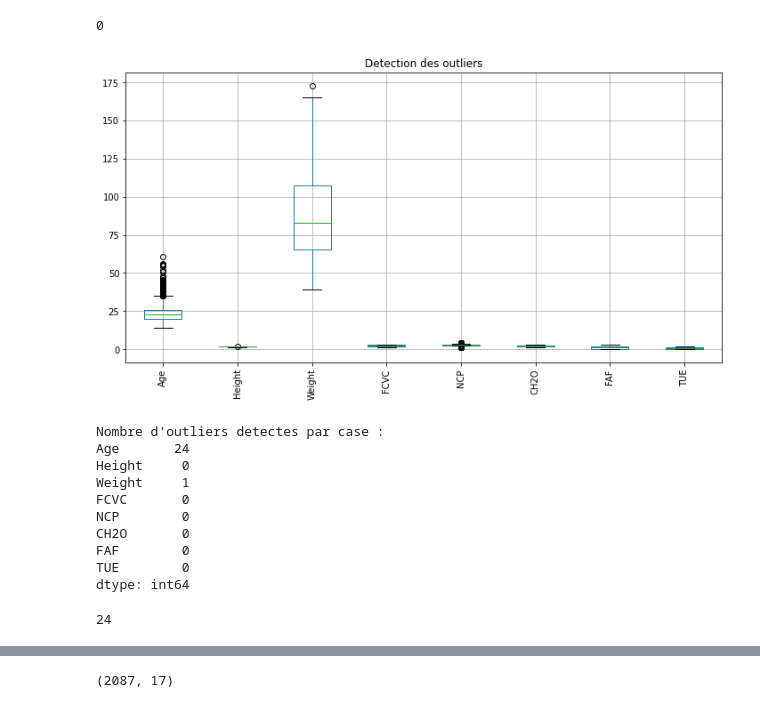
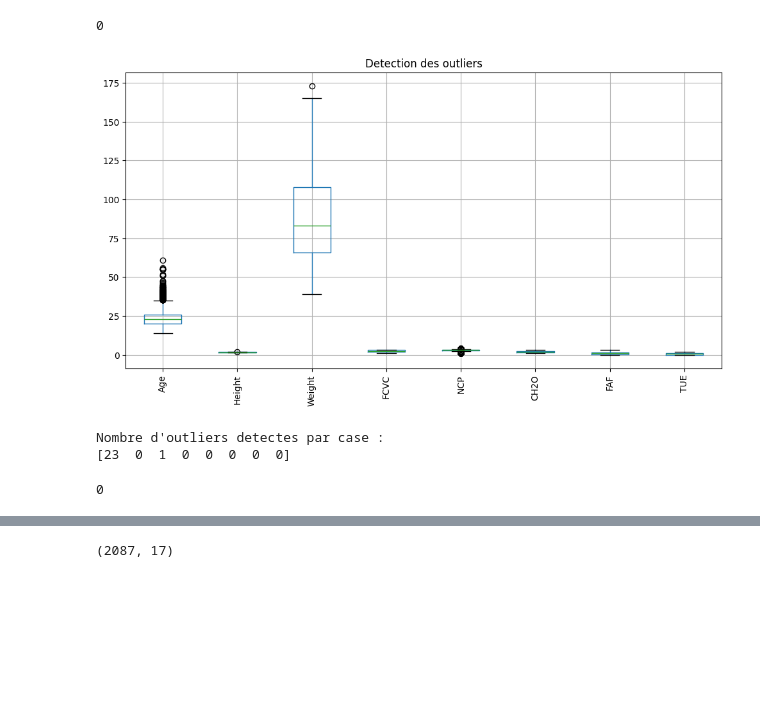
Before and after one commit to hajar921/GR12Codingweek, a Jupyter notebook: Dataset/Data_plot.ipynb, the cells around one changed output, grey strips where cells are left out. Saved outputs shown, nothing was run; the diff lists cells and outputs as text; code cells hidden in the pictures; blank space fills up the shorter version.

Commit message:
update Data_plot

```diff
--- a/Dataset/Data_plot.ipynb
+++ b/Dataset/Data_plot.ipynb
@@ -10,6 +10,6 @@ import shap
 
 
 
-df=pd.read_csv(r"C:\Users\kh\Downloads\obesity.csv")
+df=pd.read_csv("Dataset\ObesityDataSet_raw_and_data_sinthetic.csv")
 df.head()
 # %% [output]
@@ -137,14 +77,13 @@ print(df.duplicated().sum())
 0
 # %%
 import matplotlib.pyplot as plt
-df=pd.read_csv(r"C:\Users\kh\Downloads\obesity.csv")
 df.head()
 plt.figure(figsize=(12,6))
 df.boxplot(rot=90)
 plt.title("Detection des outliers")
 plt.show()
 # %% [output]
-[figure, old version]
+[figure, new version]
 # %%
 from scipy.stats import zscore
 z_scores = np.abs(zscore(df.select_dtypes(include=[np.number])))
@@ -153,21 +92,13 @@ print("Nombre d'outliers detectes par case :")
 print(outliers)
 # %% [output]
 Nombre d'outliers detectes par case :
-Age       24
-Height     0
-Weight     1
-FCVC       0
-NCP        0
-CH2O       0
-FAF        0
-TUE        0
-dtype: int64
+[23  0  1  0  0  0  0  0]
 # %%
 duplicates = df[df.duplicated(keep=False)]
 # %%
 print(df.duplicated().sum())
 # %% [output]
-24
+0
 # %%
 duplicates = df[df.duplicated(keep=False)]
 
```
Also changed, not shown: parts of 11 cells of this notebook.
